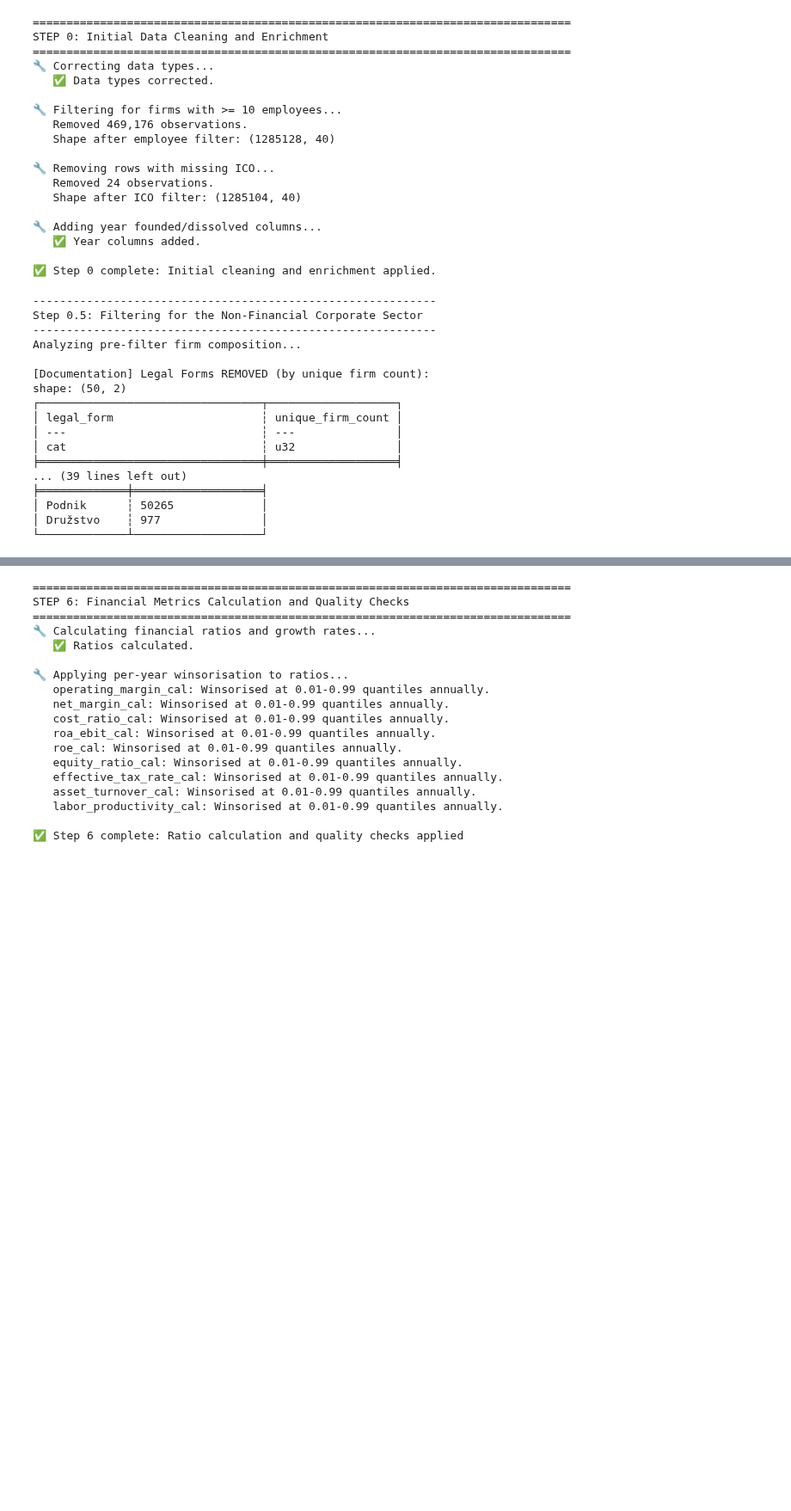
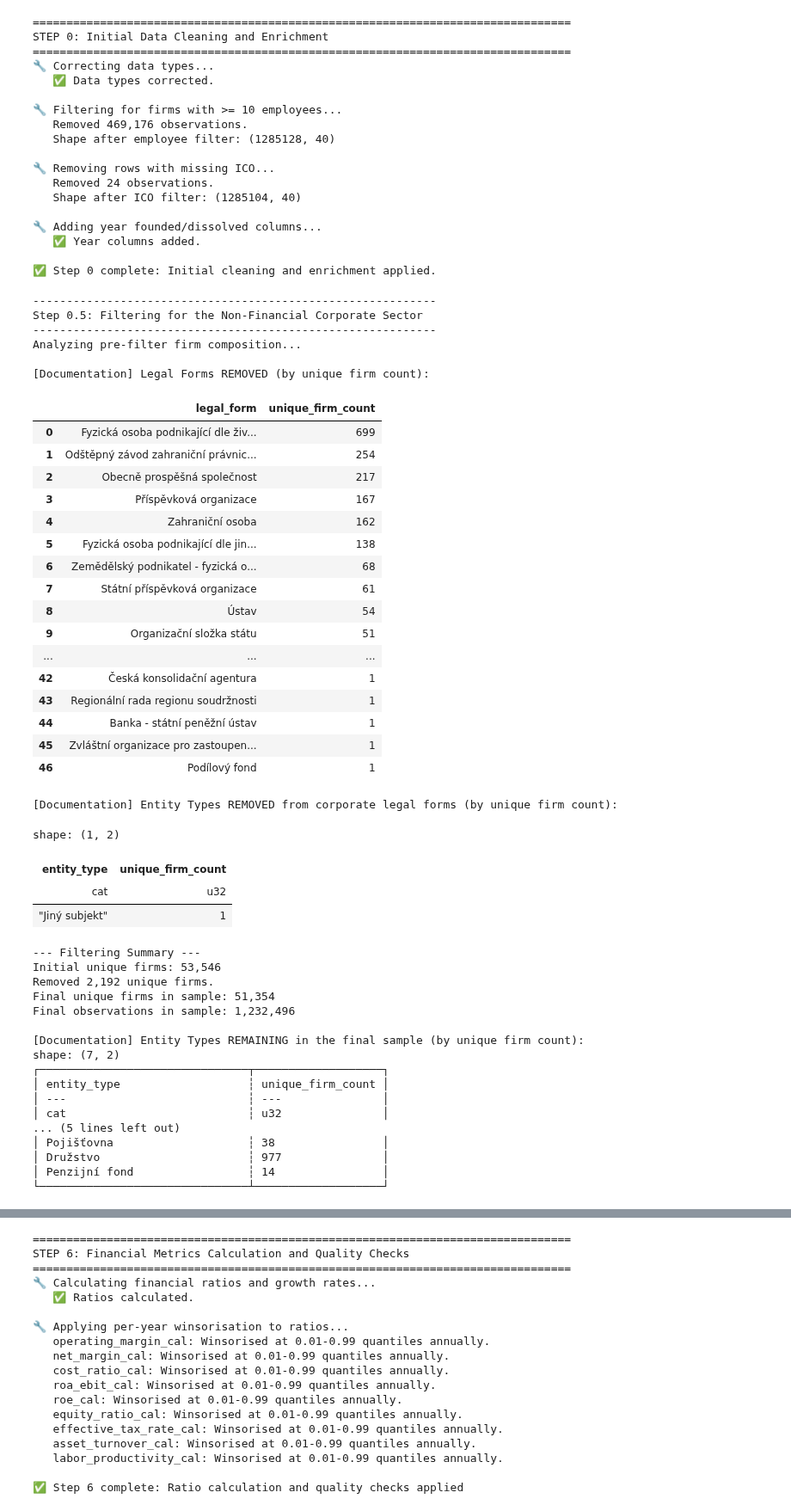
Before and after one commit to adambernard-code/profit-margins-inflation, a Jupyter notebook: src_02_data_quality/01_magnusweb_dq.ipynb, the cells around one changed output, grey strips where cells are left out. Shown at 86% size. Cells and saved outputs as stored; diff of their text form; code cells hidden in the pictures; blank space fills up the shorter version.

```diff
--- a/src_02_data_quality/01_magnusweb_dq.ipynb
+++ b/src_02_data_quality/01_magnusweb_dq.ipynb
@@ -19,6 +19,9 @@ import numpy as np
 import matplotlib.pyplot as plt
 import os
 from typing import List, Tuple, Dict
+import pandas as pd
+
+pd.set_option('display.max_rows', 100)
 
 # --- Configuration Constants ---
 
@@ -132,6 +135,8 @@ STEP 0: Initial Data Cleaning and Enrichment
 ✅ Step 0 complete: Initial cleaning and enrichment applied.
 # %%
 # %%
+pd.set_option('display.max_rows', 100)
+
 # 0.5 Filter for Corporate Sector (Non-Financial Enterprises)
 print("\n" + "-" * 60)
 print("Step 0.5: Filtering for the Non-Financial Corporate Sector")
@@ -144,12 +149,22 @@ whitelist_legal_forms = [
     'Družstvo',
     'Komanditní společnost',
     'Veřejná obchodní společnost',
-    'Evropská společnost'
+    'Evropská společnost',
+    'Zdravoní pojišťovna',
+    'Pojišťovna - akciová společnost',
+    'Banka - akciová společnost',
+    'Komoditní burza'
 ]
 
 whitelist_entity_types = [
     'Podnik',
-    'Družstvo'
+    'Družstvo',
+    # below are financial entities - decide on whether to keep or remove - different cost structure compared to non-financial firms
+    'Pojišťovna',
+    'Banka',
+    'Investiční společnost',
+    'Penzijní fond',
+    'Fond kolektivního investování'
 ]
 
 # --- Capture Pre-Filter State ---
@@ -181,8 +196,14 @@ removed_legal_forms = pre_filter_legal_forms.filter(
 ).sort("unique_firm_count", descending=True)
 
 print("\n[Documentation] Legal Forms REMOVED (by unique firm count):")
+
+# Display all rows of removed legal forms (up to the full DataFrame height)
 if removed_legal_forms.height > 0:
-    print(removed_legal_forms)
+    # Use Polars' to_pandas() for full display control if needed
+    pd.set_option('display.max_rows', removed_legal_forms.height)
+    display(removed_legal_forms.to_pandas())
+    # Reset max_rows to default after display to avoid side effects
+    pd.set_option('display.max_rows', 100)
 else:
     print("   None.")
 
@@ -192,45 +213,73 @@ removed_entity_types = post_legal_form_entity_types.filter(
     ~pl.col("entity_type").is_in(whitelist_entity_types)
 ).sort("unique_firm_count", descending=True)
 
 print("\n[Documentation] Entity Types REMOVED from corporate legal forms (by unique firm count):")
 if removed_entity_types.height > 0:
-    print(removed_entity_types)
+    display(removed_entity_types)
 else:
     print("   None.")
 
 
 # --- Final Summary ---
 after_total_firms = panel_final['ico'].n_unique()
 print("\n--- Filtering Summary ---")
 print(f"Initial unique firms: {before_total_firms:,}")
 print(f"Removed {before_total_firms - after_total_firms:,} unique firms.")
 print(f"Final unique firms in sample: {after_total_firms:,}")
 print(f"Final observations in sample: {panel_final.shape[0]:,}")
 
 # Update the main panel variable
 panel = panel_final
 
 # Final check of remaining entity types by unique firm count
 print("\n[Documentation] Entity Types REMAINING in the final sample (by unique firm count):")
 print(panel.group_by("entity_type").agg(pl.col("ico").n_unique().alias("unique_firm_count")))
 # %% [output]
 ------------------------------------------------------------
 Step 0.5: Filtering for the Non-Financial Corporate Sector
 ------------------------------------------------------------
 Analyzing pre-filter firm composition...
 
 [Documentation] Legal Forms REMOVED (by unique firm count):
-shape: (50, 2)
-┌─────────────────────────────────┬───────────────────┐
-│ legal_form                      ┆ unique_firm_count │
-│ ---                             ┆ ---               │
-│ cat                             ┆ u32               │
-╞═════════════════════════════════╪═══════════════════╡
-... (39 lines left out)
-╞═════════════╪═══════════════════╡
-│ Podnik      ┆ 50265             │
-│ Družstvo    ┆ 977               │
-└─────────────┴───────────────────┘
+|  | legal_form | unique_firm_count |
+| 0 | Fyzická osoba podnikající dle živ... | 699 |
+| 1 | Odštěpný závod zahraniční právnic... | 254 |
+| 2 | Obecně prospěšná společnost | 217 |
+| 3 | Příspěvková organizace | 167 |
+| 4 | Zahraniční osoba | 162 |
+| 5 | Fyzická osoba podnikající dle jin... | 138 |
+| 6 | Zemědělský podnikatel - fyzická o... | 68 |
+| 7 | Státní příspěvková organizace | 61 |
+| 8 | Ústav | 54 |
+| 9 | Organizační složka státu | 51 |
+| ... | ... | ... |
+| 42 | Česká konsolidační agentura | 1 |
+| 43 | Regionální rada regionu soudržnosti | 1 |
+| 44 | Banka - státní peněžní ústav | 1 |
+| 45 | Zvláštní organizace pro zastoupen... | 1 |
+| 46 | Podílový fond | 1 |
+[Documentation] Entity Types REMOVED from corporate legal forms (by unique firm count):
+shape: (1, 2)
+| entity_type | unique_firm_count |
+| cat | u32 |
+| "Jiný subjekt" | 1 |
+--- Filtering Summary ---
+Initial unique firms: 53,546
+Removed 2,192 unique firms.
+Final unique firms in sample: 51,354
+Final observations in sample: 1,232,496
+
+[Documentation] Entity Types REMAINING in the final sample (by unique firm count):
+shape: (7, 2)
+┌───────────────────────────────┬───────────────────┐
+│ entity_type                   ┆ unique_firm_count │
+│ ---                           ┆ ---               │
+│ cat                           ┆ u32               │
+... (5 lines left out)
+│ Pojišťovna                    ┆ 38                │
+│ Družstvo                      ┆ 977               │
+│ Penzijní fond                 ┆ 14                │
+└───────────────────────────────┴───────────────────┘
 # %%
 print("=" * 80)
 print("STEP 1: Dataset Structure and Initial Assessment")
```
Also changed, not shown: parts of 10 cells of this notebook, 2 other files.
